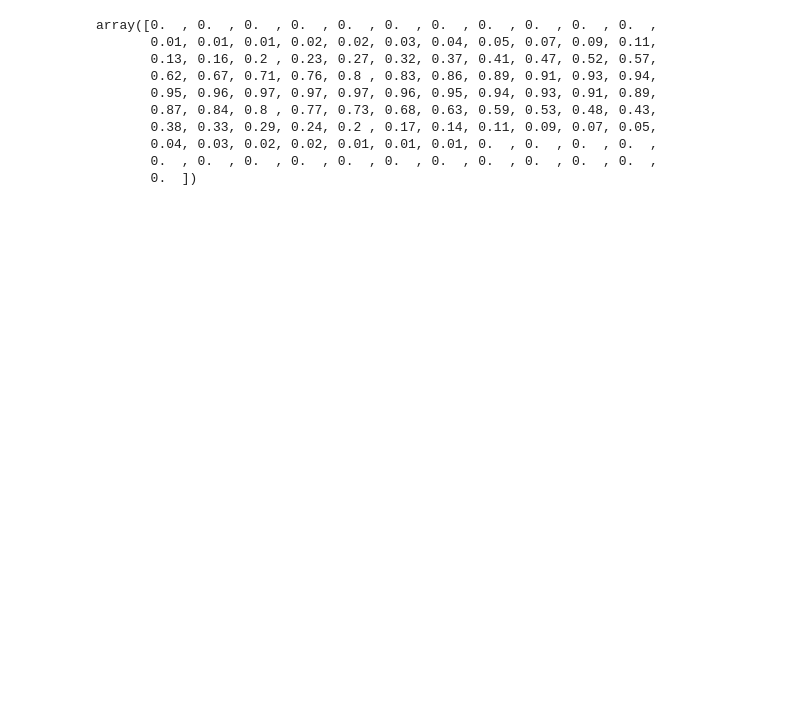
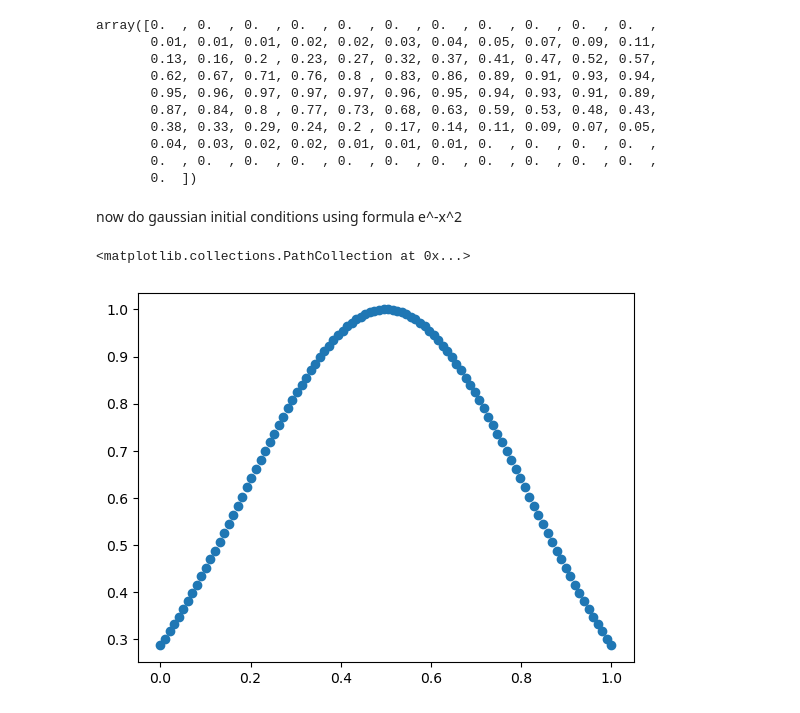
Before and after one commit to sarahedraves/CompMethodsClass, a Jupyter notebook: BookExercises/exercise4.3.ipynb, the cells around one changed output. Cells and saved outputs as stored; diff of their text form; code cells hidden in the pictures; blank space fills up the shorter version.

Commit message:
added gaussian distribution to 4.3

```diff
--- a/BookExercises/exercise4.3.ipynb
+++ b/BookExercises/exercise4.3.ipynb
@@ -46,3 +47,12 @@ array([0.  , 0.  , 0.  , 0.  , 0.  , 0.  , 0.  , 0.  , 0.  , 0.  , 0.  ,
        0.04, 0.03, 0.02, 0.02, 0.01, 0.01, 0.01, 0.  , 0.  , 0.  , 0.  ,
        0.  , 0.  , 0.  , 0.  , 0.  , 0.  , 0.  , 0.  , 0.  , 0.  , 0.  ,
        0.  ])
+# %% [markdown]
+now do gaussian initial conditions using formula e^-x^2
+# %%
+gpoints=np.exp(-((xs-.5)**2)/0.2)
+# %%
+plt.scatter(xs,gpoints)
+# %% [output]
+<matplotlib.collections.PathCollection at 0x...>
+[figure, added]
```
Also changed, not shown: parts of 3 cells of this notebook.
